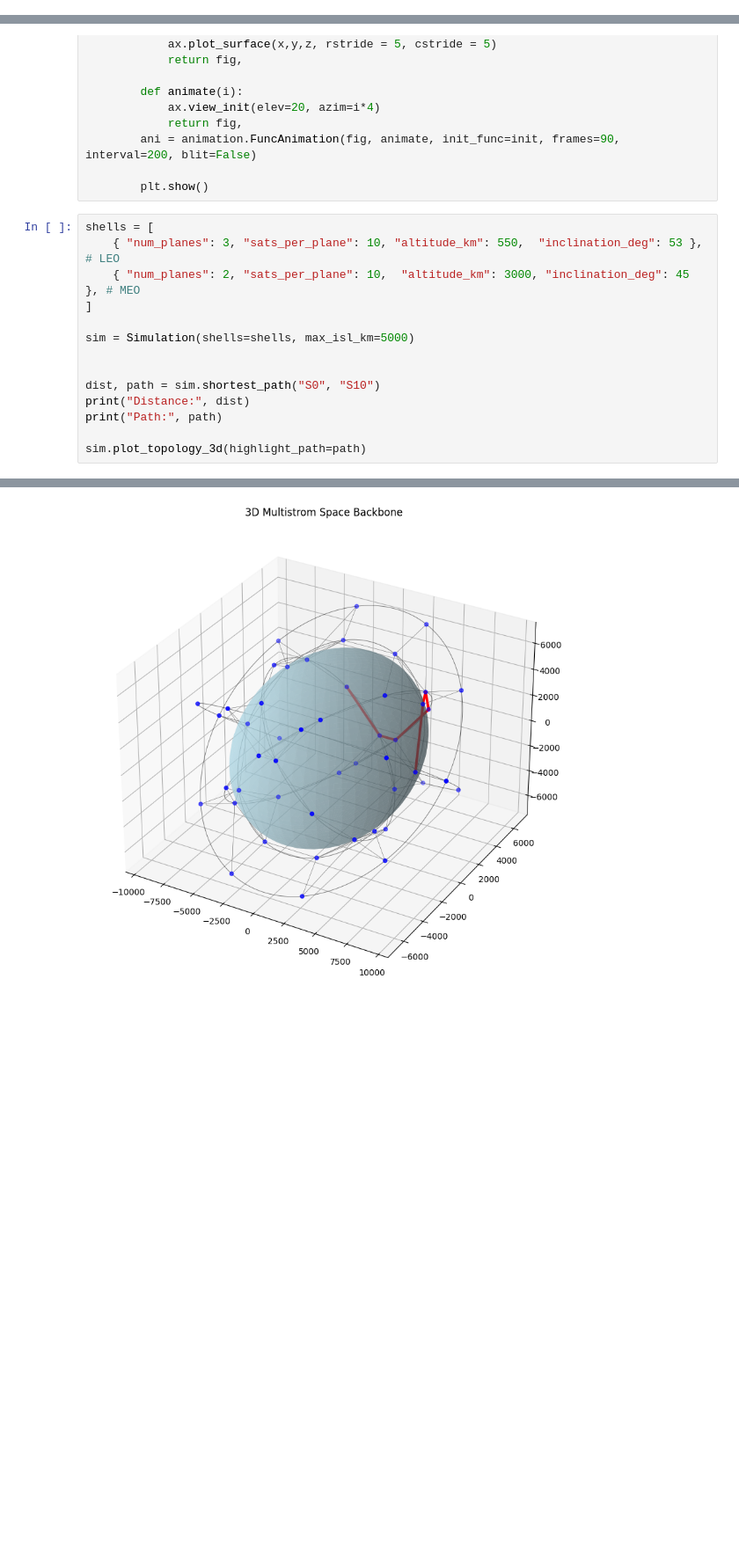
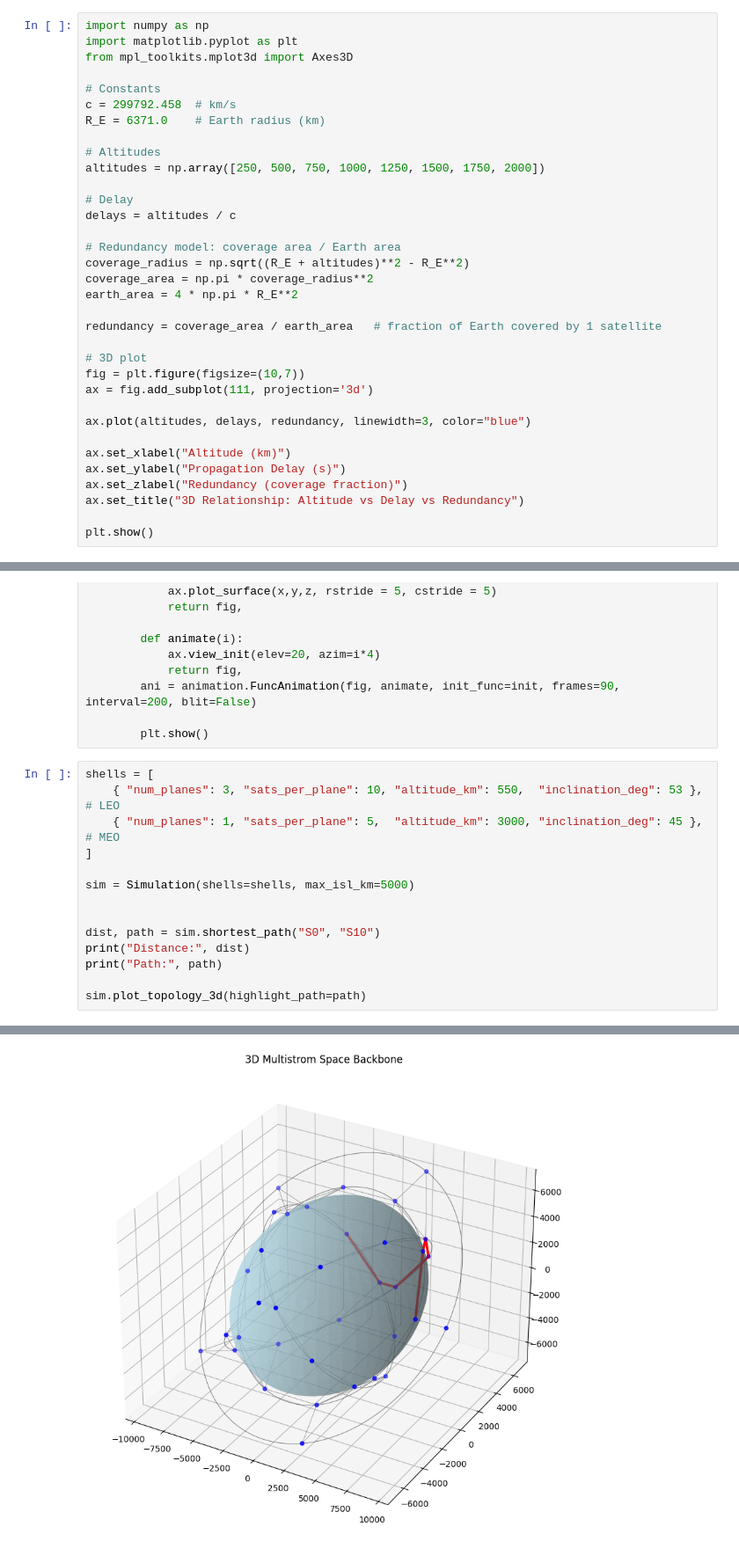
Before and after one commit to nasianikolova/Cluster-of-satellites, a Jupyter notebook: 2D-and-3D-network.ipynb, the cells around one changed output, grey strips where cells are left out. Shown at 88% size. Saved outputs shown, nothing was run; the diff lists cells and outputs as text; blank space fills up the shorter version.

```diff
--- a/2D-and-3D-network.ipynb
+++ b/2D-and-3D-network.ipynb
@@ -640,3 +640,37 @@ ax.set_title("3D Relationship: Altitude vs Delay vs Link Budget (SNR)")
 plt.show()
 # %% [output]
 [figure]
+# %%
+import numpy as np
+import matplotlib.pyplot as plt
+from mpl_toolkits.mplot3d import Axes3D
+
+# Constants
+c = 299792.458  # km/s
+R_E = 6371.0    # Earth radius (km)
+
+# Altitudes
+altitudes = np.array([250, 500, 750, 1000, 1250, 1500, 1750, 2000])
+
+# Delay
+delays = altitudes / c
+
+# Redundancy model: coverage area / Earth area
+coverage_radius = np.sqrt((R_E + altitudes)**2 - R_E**2)
+coverage_area = np.pi * coverage_radius**2
+earth_area = 4 * np.pi * R_E**2
+
+redundancy = coverage_area / earth_area   # fraction of Earth covered by 1 satellite
+
+# 3D plot
+fig = plt.figure(figsize=(10,7))
+ax = fig.add_subplot(111, projection='3d')
+
+ax.plot(altitudes, delays, redundancy, linewidth=3, color="blue")
+
+ax.set_xlabel("Altitude (km)")
+ax.set_ylabel("Propagation Delay (s)")
+ax.set_zlabel("Redundancy (coverage fraction)")
+ax.set_title("3D Relationship: Altitude vs Delay vs Redundancy")
+
+plt.show()
@@ -1043,18 +1079,18 @@ class Simulation:
 # %%
 shells = [
     { "num_planes": 3, "sats_per_plane": 10, "altitude_km": 550,  "inclination_deg": 53 }, # LEO
-    { "num_planes": 2, "sats_per_plane": 10,  "altitude_km": 3000, "inclination_deg": 45 }, # MEO
+    { "num_planes": 1, "sats_per_plane": 5,  "altitude_km": 3000, "inclination_deg": 45 }, # MEO
 ]
 
 sim = Simulation(shells=shells, max_isl_km=5000)
 
 
 dist, path = sim.shortest_path("S0", "S10")
 print("Distance:", dist)
 print("Path:", path)
 
 sim.plot_topology_3d(highlight_path=path)
 # %% [output]
 Distance: 19827.18102121142
 Path: ['S0', 'S1', 'S24', 'S25', 'S26', 'S19', 'S10']
-[figure, old version]
+[figure, new version]
```
Also changed, not shown: parts of 2 cells of this notebook, 1 other file.
